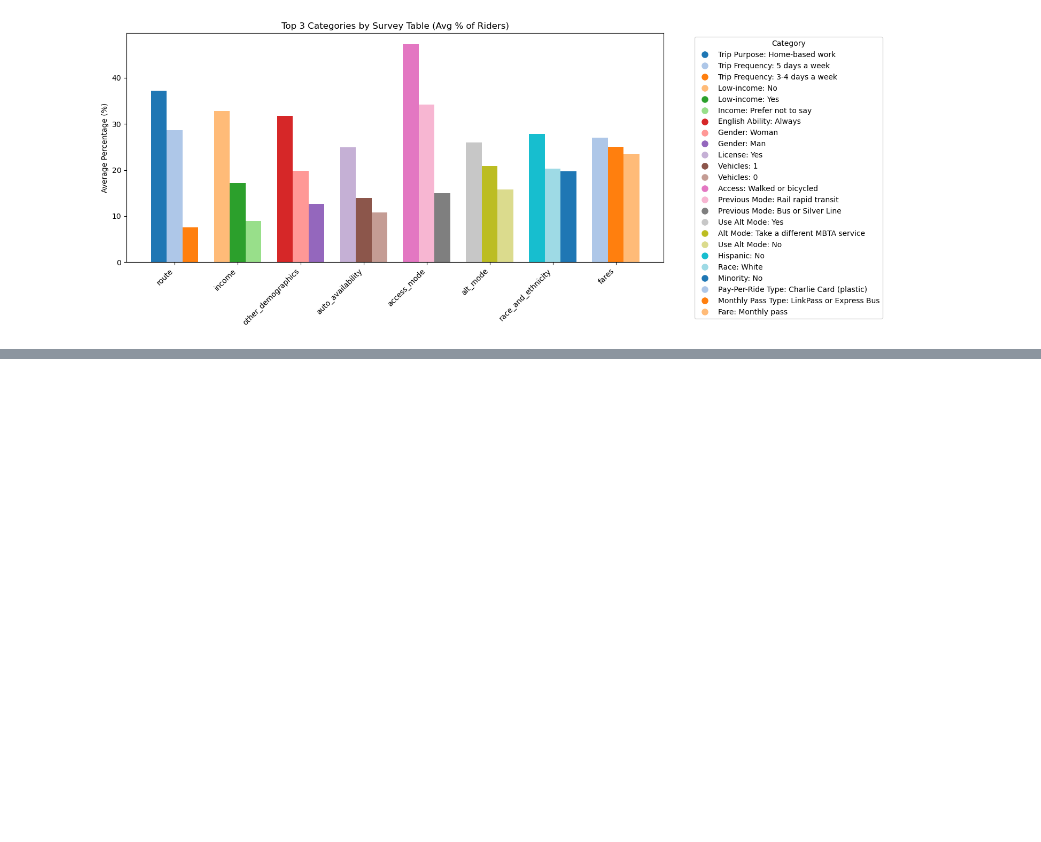
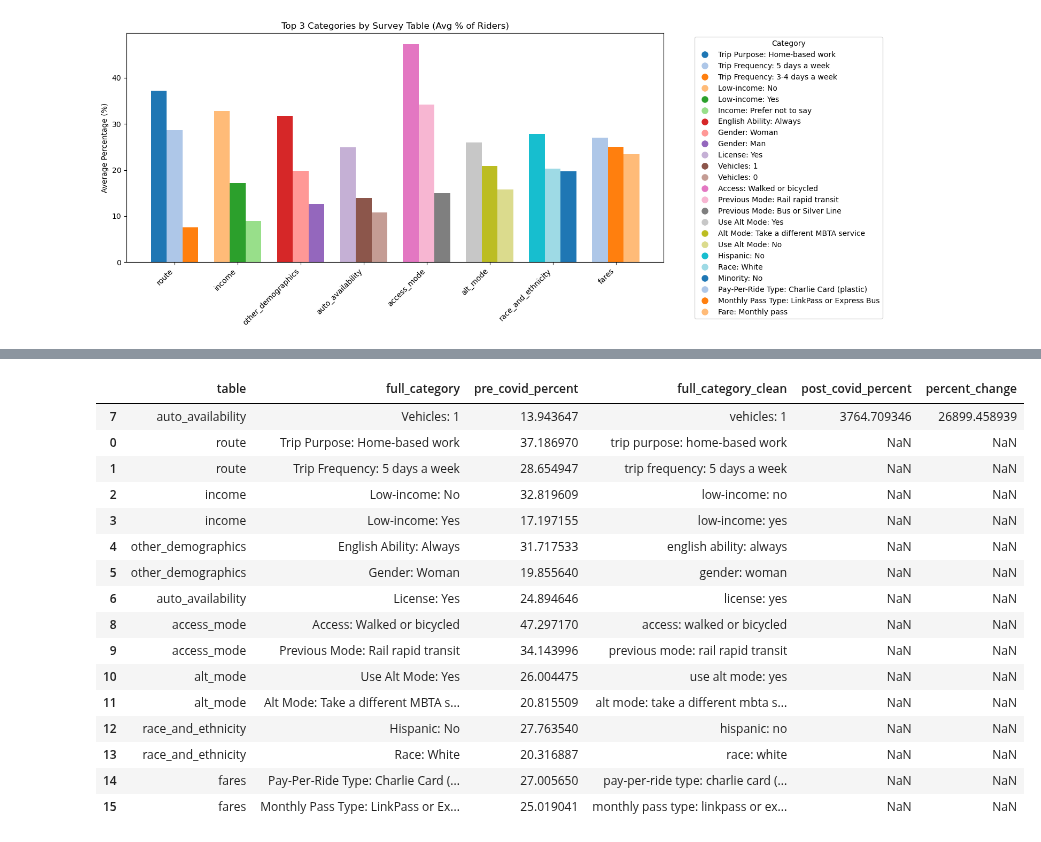
Before and after one commit to KKeySimon/BostonBusEquity, a Jupyter notebook: sarah.ipynb, the cells around one changed output, grey strips where cells are left out. Saved outputs shown, nothing was run; the diff lists cells and outputs as text; code cells hidden in the pictures; blank space fills up the shorter version.

```diff
--- a/sarah.ipynb
+++ b/sarah.ipynb
@@ -81,9 +103,10 @@ print("Columns in df_post:", df_post.columns)
 # %%
-#BEING FIXED
 #COMPARING PERCENTAGES in number of people from each category taking the bus pre covid and post covid
 # Ensure column names in df_post are standardized
 df_post.columns = df_post.columns.str.strip().str.lower()
+df_post.rename(columns={'weighted_percent': 'percentage'}, inplace=True)
 df_post["percentage"] = df_post["percentage"] * 100
+
 
 df_post['full_category'] = df_post['measure'] + ": " + df_post['category']
 
@@ -753,3 +848,71 @@ post_averages = (
+# %%
+postcovid = "/Users/sarahyuhan/BostonBusEquity/2023.csv"
+df_post = pd.read_csv(postcovid)
+
+# Filter only bus routes
+df_post = df_post[df_post['service_mode'] == 'Bus']
+df_post.columns = df_post.columns.str.strip().str.lower()
+df_post.rename(columns={'weighted_percent': 'percentage'}, inplace=True)
+df_post["percentage"] = df_post["percentage"] * 100
+
+
+df_post['full_category'] = df_post['measure'] + ": " + df_post['category']
+category_analysis = df_analysis.groupby(["measure_group", "category"])["percentage"].mean().reset_index()
+# Step 1: Create full_category and normalize it
+category_analysis["full_category"] = category_analysis["measure_group"].str.strip() + ": " + category_analysis["category"].str.strip()
+
+def normalize(text):
+    return str(text).strip().lower().replace("–", "-").replace("—", "-")
+
+category_analysis["full_category_clean"] = category_analysis["full_category"].apply(normalize)
+
+# Step 2: Prepare pre-COVID top categories
+records = []
+for table, series in top_categories_per_table.items():
+    for category, pre_pct in series.head(2).items():
+        records.append({
+            "table": table,
+            "full_category": category.strip(),
+            "pre_covid_percent": pre_pct,
+            "full_category_clean": normalize(category)
+        })
+
+df_top_categories = pd.DataFrame(records)
+
+# Step 3: Merge post-COVID data onto pre-COVID top categories
+comparison_df = pd.merge(
+    df_top_categories,
+    category_analysis[["full_category_clean", "percentage"]].rename(columns={"percentage": "post_covid_percent"}),
+    on="full_category_clean",
+    how="left"
+)
+
+# Step 4: Compute percent change
+comparison_df["percent_change"] = (
+    (comparison_df["post_covid_percent"] - comparison_df["pre_covid_percent"]) /
+    comparison_df["pre_covid_percent"]
+) * 100
+
+# Step 5: Display result
+display(comparison_df.sort_values(by="percent_change", ascending=False))
+# %% [output]
+|  | table | full_category | pre_covid_percent | full_category_clean | post_covid_percent | percent_change |
+| 7 | auto_availability | Vehicles: 1 | 13.943647 | vehicles: 1 | 3764.709346 | 26899.458939 |
+| 0 | route | Trip Purpose: Home-based work | 37.186970 | trip purpose: home-based work | NaN | NaN |
+| 1 | route | Trip Frequency: 5 days a week | 28.654947 | trip frequency: 5 days a week | NaN | NaN |
+| 2 | income | Low-income: No | 32.819609 | low-income: no | NaN | NaN |
+| 3 | income | Low-income: Yes | 17.197155 | low-income: yes | NaN | NaN |
+| 4 | other_demographics | English Ability: Always | 31.717533 | english ability: always | NaN | NaN |
+| 5 | other_demographics | Gender: Woman | 19.855640 | gender: woman | NaN | NaN |
+| 6 | auto_availability | License: Yes | 24.894646 | license: yes | NaN | NaN |
+| 8 | access_mode | Access: Walked or bicycled | 47.297170 | access: walked or bicycled | NaN | NaN |
+| 9 | access_mode | Previous Mode: Rail rapid transit | 34.143996 | previous mode: rail rapid transit | NaN | NaN |
+| 10 | alt_mode | Use Alt Mode: Yes | 26.004475 | use alt mode: yes | NaN | NaN |
+| 11 | alt_mode | Alt Mode: Take a different MBTA s... | 20.815509 | alt mode: take a different mbta s... | NaN | NaN |
+| 12 | race_and_ethnicity | Hispanic: No | 27.763540 | hispanic: no | NaN | NaN |
+| 13 | race_and_ethnicity | Race: White | 20.316887 | race: white | NaN | NaN |
+| 14 | fares | Pay-Per-Ride Type: Charlie Card (... | 27.005650 | pay-per-ride type: charlie card (... | NaN | NaN |
+| 15 | fares | Monthly Pass Type: LinkPass or Ex... | 25.019041 | monthly pass type: linkpass or ex... | NaN | NaN |
 # %%
 df_top_categories = df_top_categories.merge(post_averages, on="full_category", how="left")
 df_top_categories["percent_change"] = df_top_categories["post_covid_percent"] - df_top_categories["pre_covid_percent"]
```
Also changed, not shown: parts of 18 cells of this notebook.
